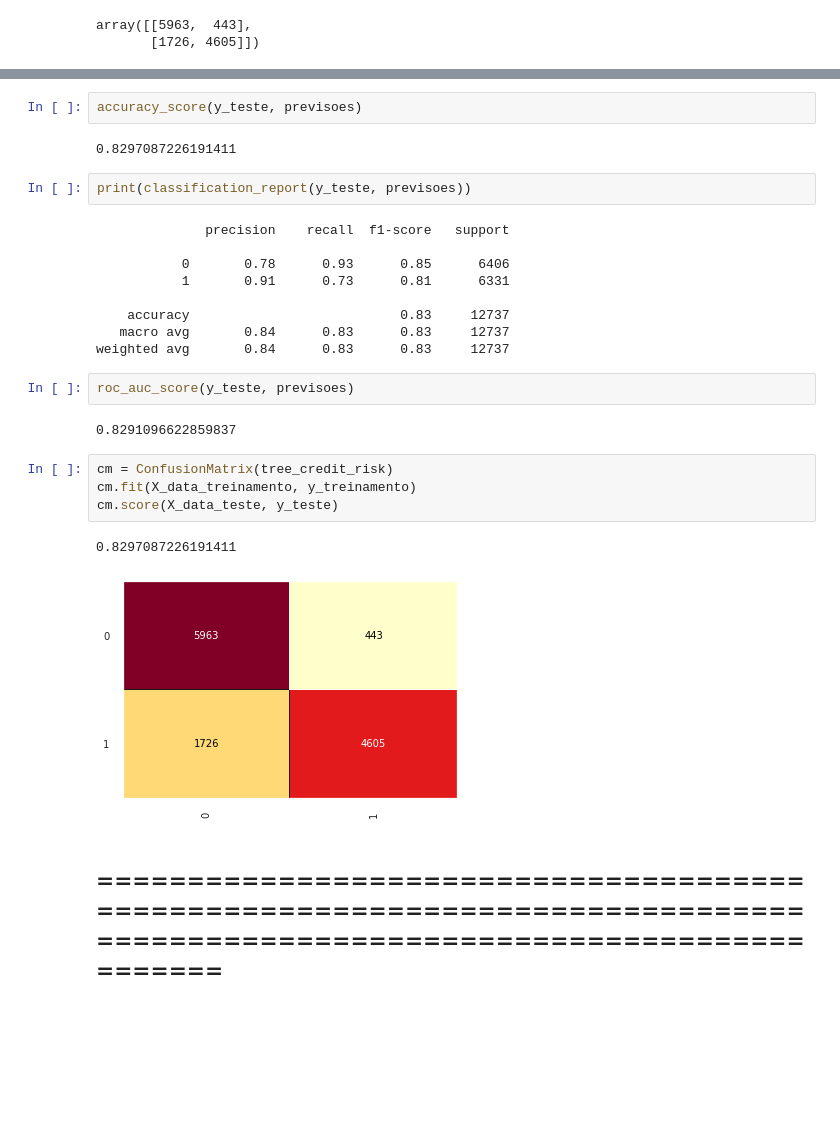
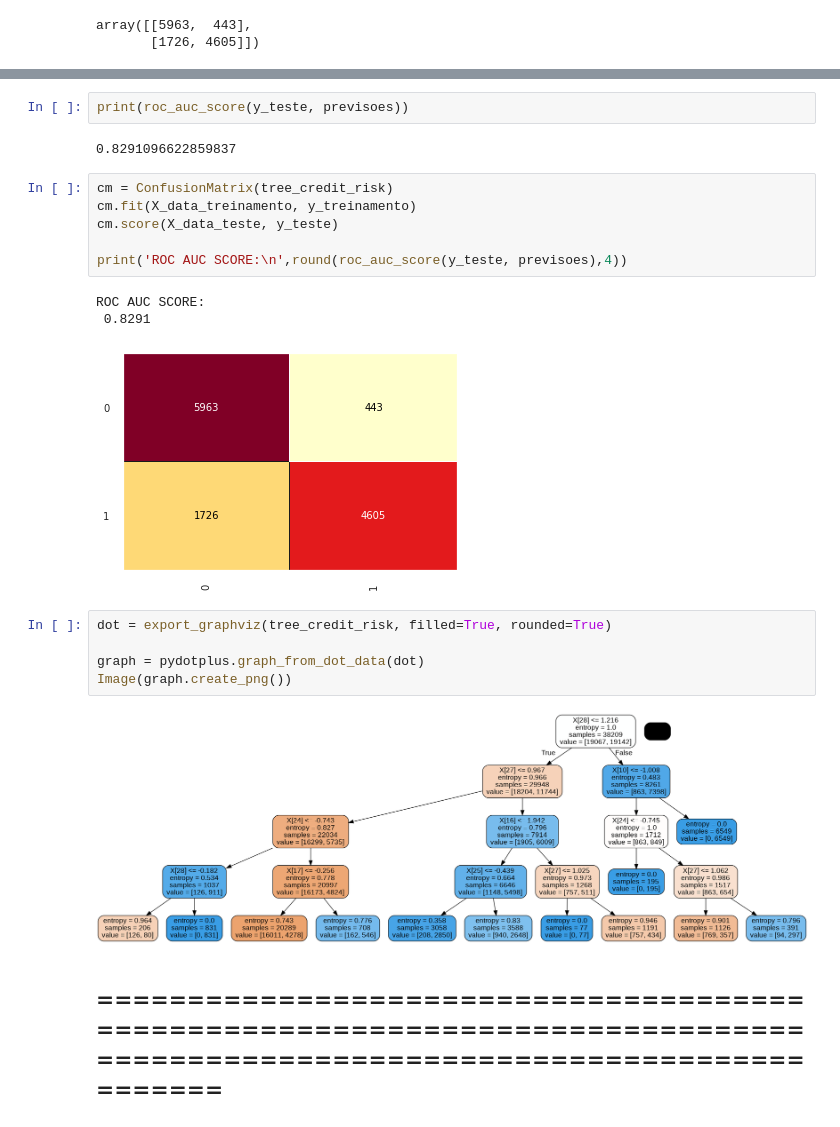
Before and after one commit to Davidjr2889/Davidjr2889, a Jupyter notebook: Credit_risk_dataset_DT.ipynb, the cells around one changed output, grey strips where cells are left out. Cells and saved outputs as stored; diff of their text form; blank space fills up the shorter version.

```diff
--- a/Credit_risk_dataset_DT.ipynb
+++ b/Credit_risk_dataset_DT.ipynb
@@ -550,28 +571,23 @@ array([[5963,  443],
 # %%
-accuracy_score(y_teste, previsoes)
+print(roc_auc_score(y_teste, previsoes))
 # %% [output]
-0.8297087226191411
+0.8291096622859837
-# %%
-print(classification_report(y_teste, previsoes))
-# %% [output]
-              precision    recall  f1-score   support
-
-           0       0.78      0.93      0.85      6406
-           1       0.91      0.73      0.81      6331
-
-    accuracy                           0.83     12737
-   macro avg       0.84      0.83      0.83     12737
-weighted avg       0.84      0.83      0.83     12737
-# %%
-roc_auc_score(y_teste, previsoes)
-# %% [output]
-0.8291096622859837
 # %%
 cm = ConfusionMatrix(tree_credit_risk)
 cm.fit(X_data_treinamento, y_treinamento)
 cm.score(X_data_teste, y_teste)
+
+print('ROC AUC SCORE:\n',round(roc_auc_score(y_teste, previsoes),4))
 # %% [output]
-0.8297087226191411
+ROC AUC SCORE:
+ 0.8291
 [figure]
+# %%
+dot = export_graphviz(tree_credit_risk, filled=True, rounded=True)
+
+graph = pydotplus.graph_from_dot_data(dot)
+Image(graph.create_png())
+# %% [output]
+[figure, added]
 # %% [markdown]
 ## ============================================================================================================================
```
Also changed, not shown: parts of 6 cells of this notebook.
